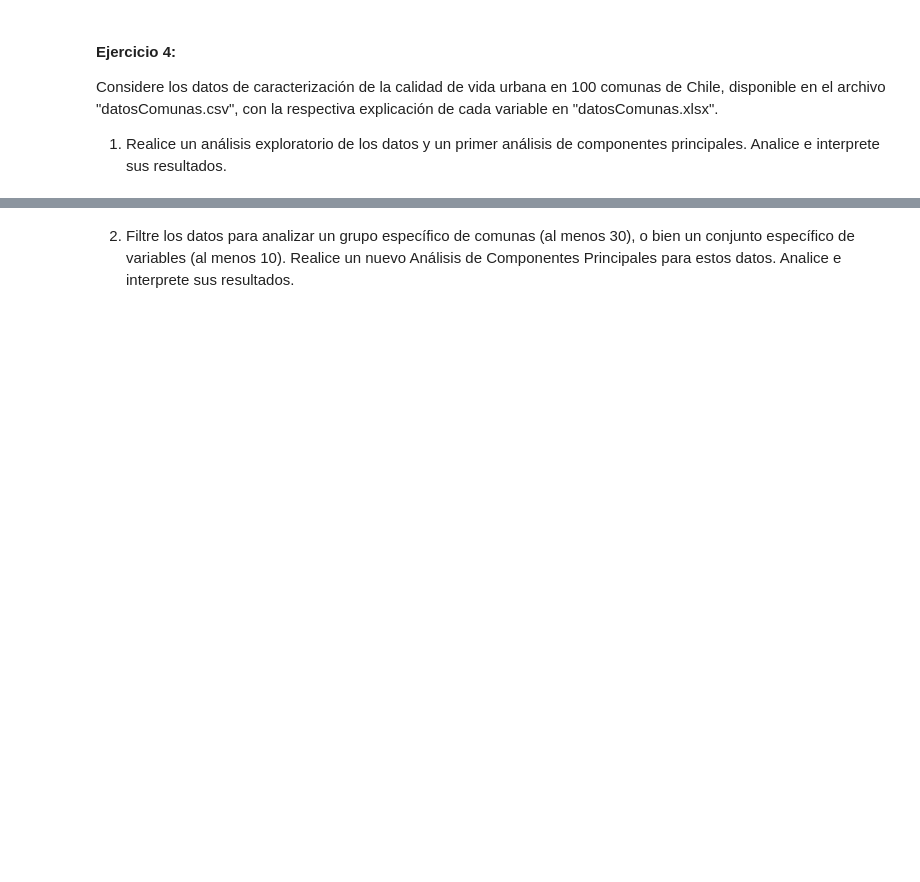
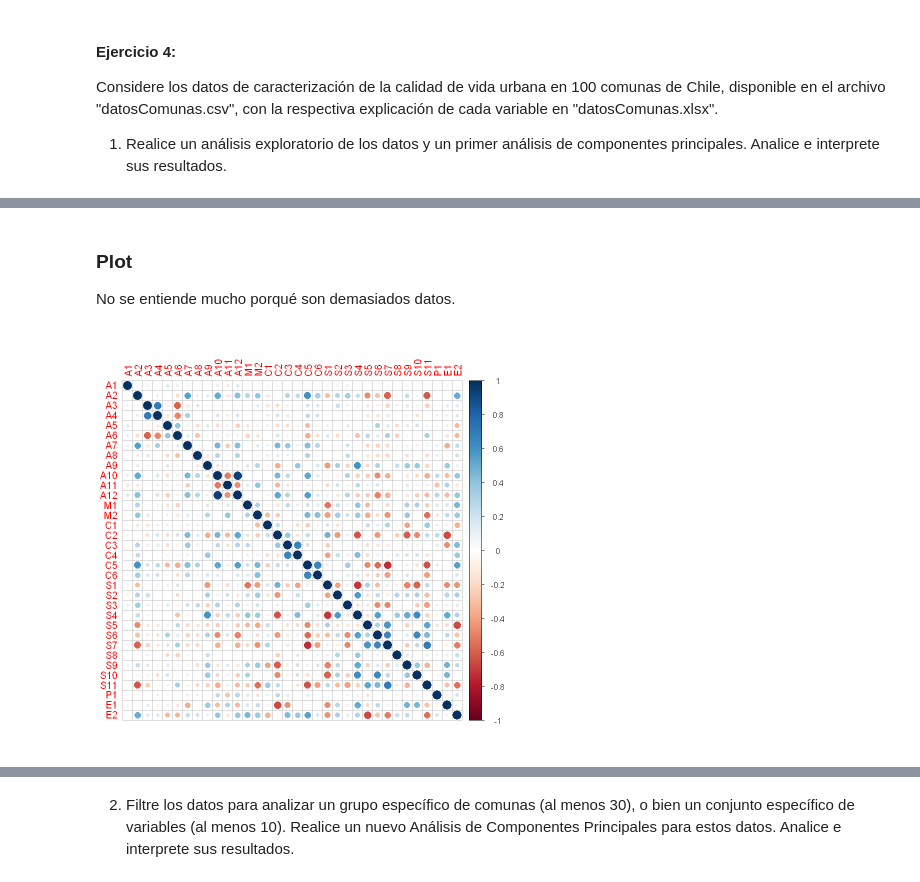
Before and after one commit to Nicol-Huaiquil/INFO257_PCA, a Jupyter notebook: PCA.ipynb, the cells around one changed output, grey strips where cells are left out. Drawn from its saved outputs; the diff is of its cells as text; code cells hidden in the pictures; blank space fills up the shorter version.

```diff
--- a/PCA.ipynb
+++ b/PCA.ipynb
@@ -509,0 +548,9 @@ Considere los datos de caracterización de la calidad  de vida urbana en 100 com
+# %% [markdown]
+### Plot
+No se entiende mucho porqué son demasiados datos.
+# %%
+mcor<-cor(datos[,2:35])
+
+corrplot(mcor)
+# %% [output]
+[figure, added]
```
Also changed, not shown: parts of 6 cells of this notebook.
